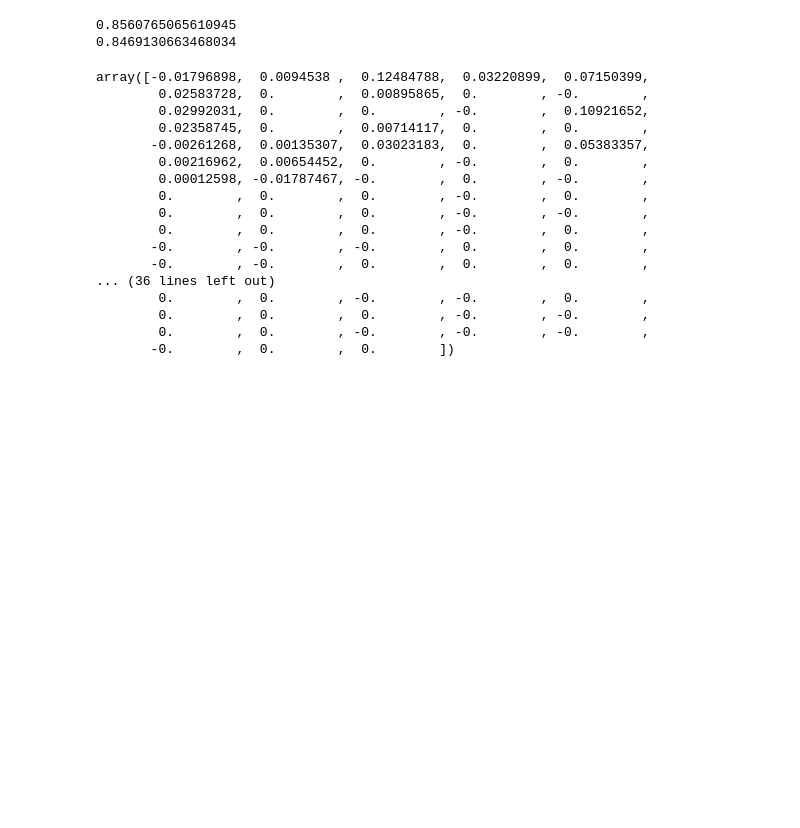
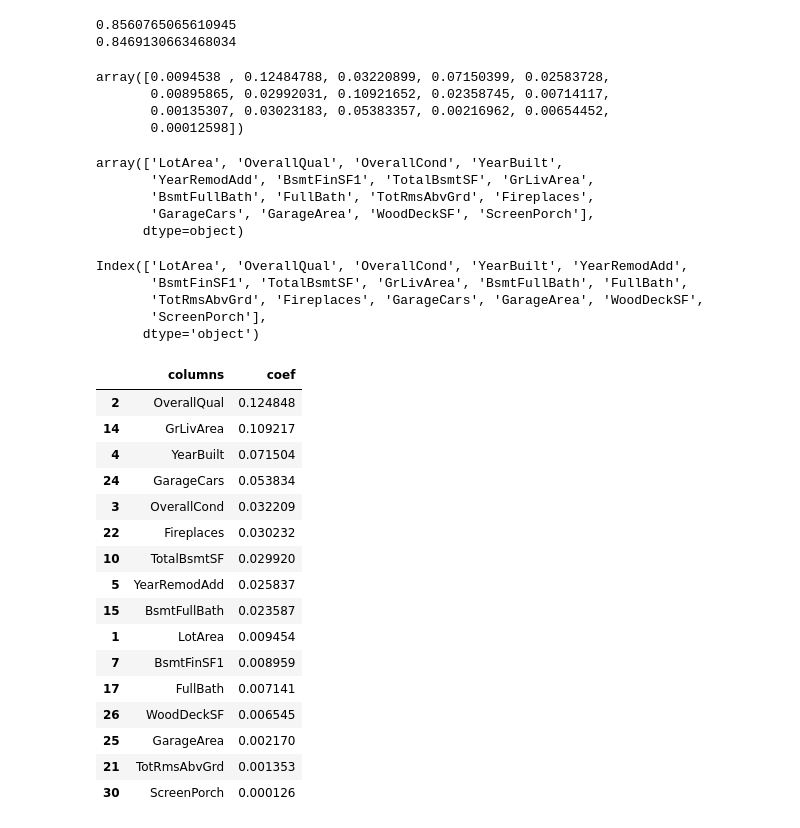
Before and after one commit to ncjanardhan-outlook/ncjpersonal, a Jupyter notebook: Advanced Regression Assignment/Advanced Regression Assignment Soln.ipynb, the cells around one changed output. Cells and saved outputs as stored; diff of their text form; code cells hidden in the pictures; blank space fills up the shorter version.

Commit message:
lasso

```diff
--- a/Advanced Regression Assignment/Advanced Regression Assignment Soln.ipynb
+++ b/Advanced Regression Assignment/Advanced Regression Assignment Soln.ipynb
@@ -529,22 +529,47 @@ print(lassoModel.score(X_test, y_test))
 0.8560765065610945
 0.8469130663468034
 # %%
-lassoModel.coef_
+lassoModel.coef_[lassoModel.coef_ > 0]
 # %% [output]
-array([-0.01796898,  0.0094538 ,  0.12484788,  0.03220899,  0.07150399,
-        0.02583728,  0.        ,  0.00895865,  0.        , -0.        ,
-        0.02992031,  0.        ,  0.        , -0.        ,  0.10921652,
-        0.02358745,  0.        ,  0.00714117,  0.        ,  0.        ,
-       -0.00261268,  0.00135307,  0.03023183,  0.        ,  0.05383357,
-        0.00216962,  0.00654452,  0.        , -0.        ,  0.        ,
-        0.00012598, -0.01787467, -0.        ,  0.        , -0.        ,
-        0.        ,  0.        ,  0.        , -0.        ,  0.        ,
-        0.        ,  0.        ,  0.        , -0.        , -0.        ,
-        0.        ,  0.        ,  0.        , -0.        ,  0.        ,
-       -0.        , -0.        , -0.        ,  0.        ,  0.        ,
-       -0.        , -0.        ,  0.        ,  0.        ,  0.        ,
-... (36 lines left out)
-        0.        ,  0.        , -0.        , -0.        ,  0.        ,
-        0.        ,  0.        ,  0.        , -0.        , -0.        ,
-        0.        ,  0.        , -0.        , -0.        , -0.        ,
-       -0.        ,  0.        ,  0.        ])
+array([0.0094538 , 0.12484788, 0.03220899, 0.07150399, 0.02583728,
+       0.00895865, 0.02992031, 0.10921652, 0.02358745, 0.00714117,
+       0.00135307, 0.03023183, 0.05383357, 0.00216962, 0.00654452,
+       0.00012598])
+# %%
+np.array(X_train.columns)[lassoModel.coef_>0]
+# %% [output]
+array(['LotArea', 'OverallQual', 'OverallCond', 'YearBuilt',
+       'YearRemodAdd', 'BsmtFinSF1', 'TotalBsmtSF', 'GrLivArea',
+       'BsmtFullBath', 'FullBath', 'TotRmsAbvGrd', 'Fireplaces',
+       'GarageCars', 'GarageArea', 'WoodDeckSF', 'ScreenPorch'],
+      dtype=object)
+# %%
+(X_train.columns)[lassoModel.coef_>0]
+# %% [output]
+Index(['LotArea', 'OverallQual', 'OverallCond', 'YearBuilt', 'YearRemodAdd',
+       'BsmtFinSF1', 'TotalBsmtSF', 'GrLivArea', 'BsmtFullBath', 'FullBath',
+       'TotRmsAbvGrd', 'Fireplaces', 'GarageCars', 'GarageArea', 'WoodDeckSF',
+       'ScreenPorch'],
+      dtype='object')
+# %%
+finalCoefficients = pd.DataFrame({'columns': X_train.columns, 'coef': lassoModel.coef_})
+
+finalCoefficients[finalCoefficients['coef'] > 0].sort_values(by="coef", ascending=False)
+# %% [output]
+|  | columns | coef |
+| 2 | OverallQual | 0.124848 |
+| 14 | GrLivArea | 0.109217 |
+| 4 | YearBuilt | 0.071504 |
+| 24 | GarageCars | 0.053834 |
+| 3 | OverallCond | 0.032209 |
+| 22 | Fireplaces | 0.030232 |
+| 10 | TotalBsmtSF | 0.029920 |
+| 5 | YearRemodAdd | 0.025837 |
+| 15 | BsmtFullBath | 0.023587 |
+| 1 | LotArea | 0.009454 |
+| 7 | BsmtFinSF1 | 0.008959 |
+| 17 | FullBath | 0.007141 |
+| 26 | WoodDeckSF | 0.006545 |
+| 25 | GarageArea | 0.002170 |
+| 21 | TotRmsAbvGrd | 0.001353 |
+| 30 | ScreenPorch | 0.000126 |
```
